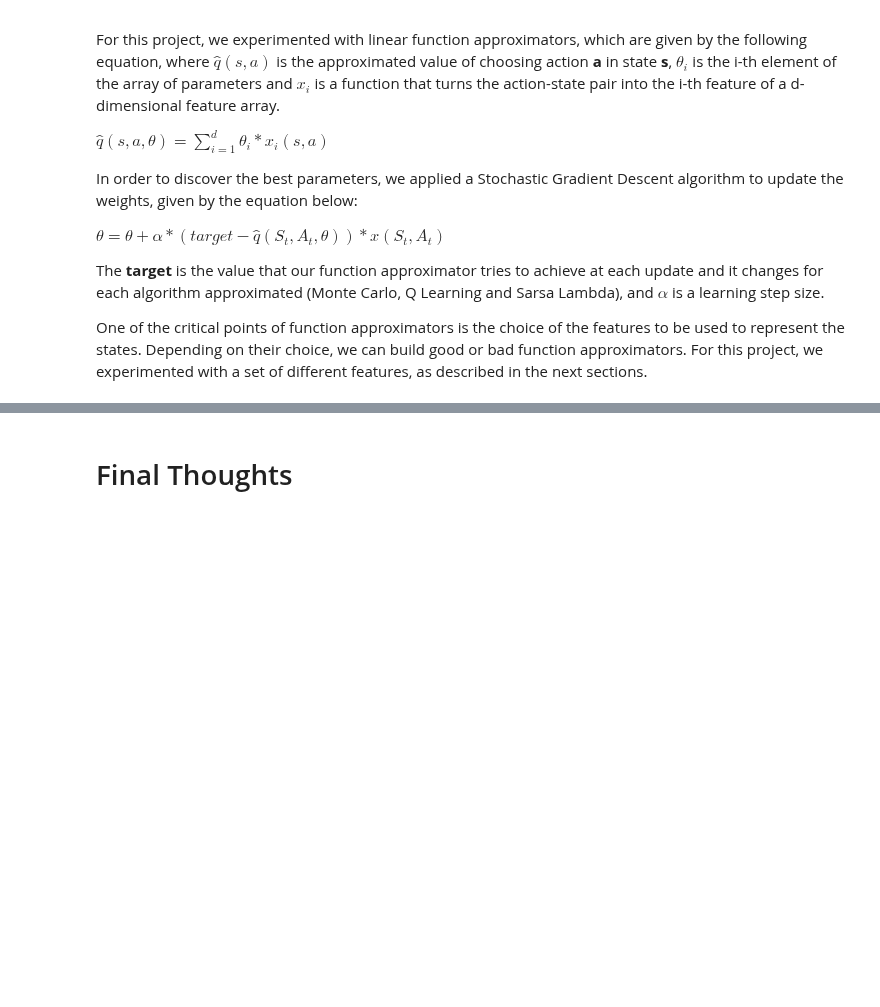
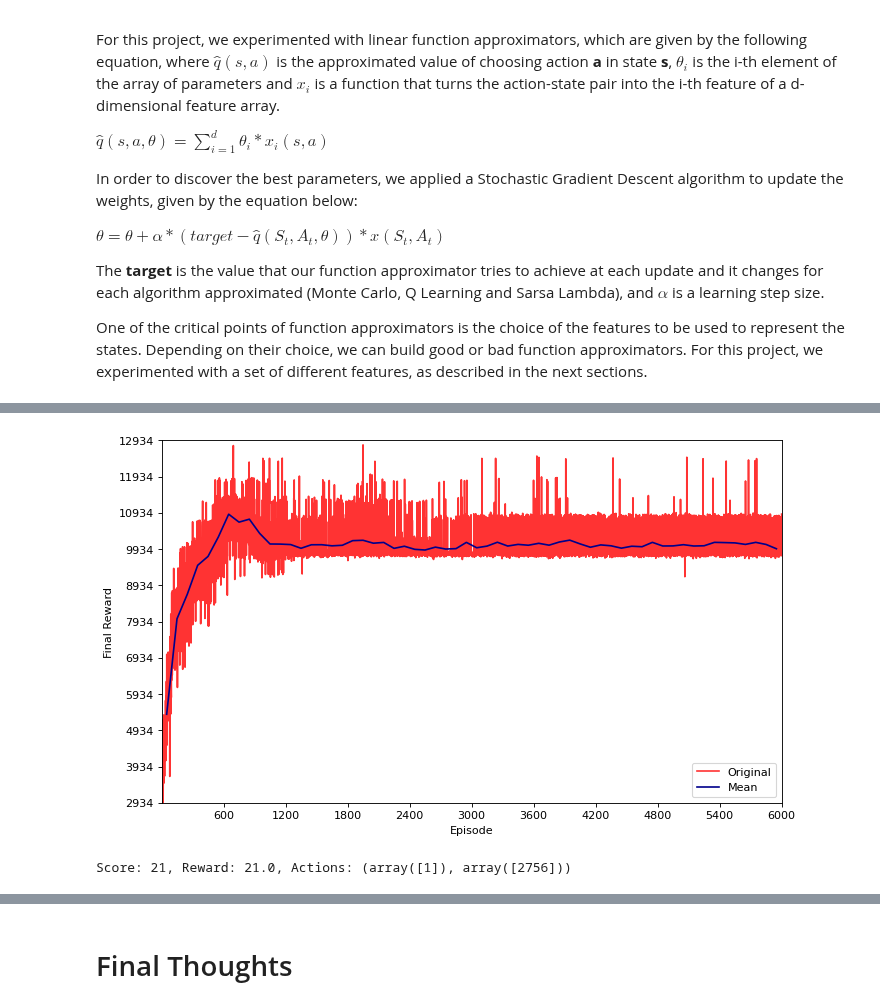
Before and after one commit to DionisiusMayr/FreewayGame, a Jupyter notebook: freeway/freeway.ipynb, the cells around one changed output, grey strips where cells are left out. Cells and saved outputs as stored; diff of their text form; code cells hidden in the pictures; blank space fills up the shorter version.

```diff
--- a/freeway/freeway.ipynb
+++ b/freeway/freeway.ipynb
@@ -963,0 +1072,14 @@ One of the critical points of function approximators is the choice of the featur
+# %%
+aux_plots.plot_rewards_mean(model_exp04.total_rewards, 1000)
+# %% [output]
+[figure, added]
+# %%
+env, initial_state = environment.get_env()
+model_exp04.agent.trainScaler(env, RAM_mask)
+
+score_exp04, reward_exp04, actions_exp04 = runGame(env,model_exp04.agent, RAM_mask, reduce_state, False)
+env.close()
+
+print('Score: {}, Reward: {}, Actions: {}'.format(score_exp04, reward_exp04, np.unique(actions_exp04, return_counts=True)))
+# %% [output]
+Score: 21, Reward: 21.0, Actions: (array([1]), array([2756]))
```
Also changed, not shown: parts of 65 cells of this notebook, 30 other files.
